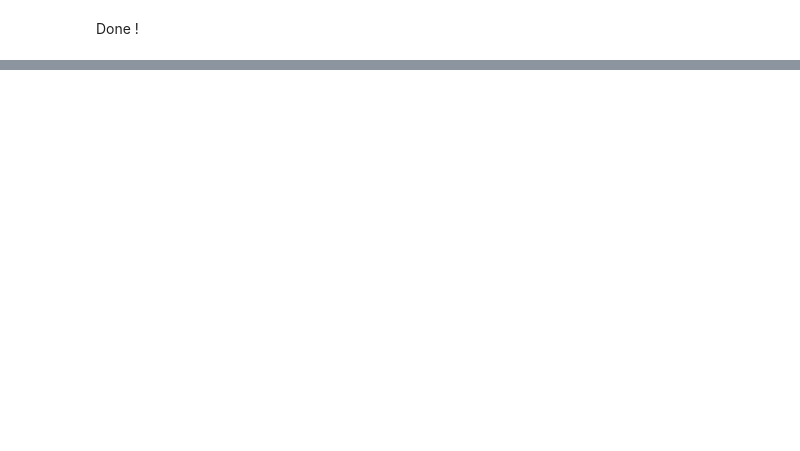
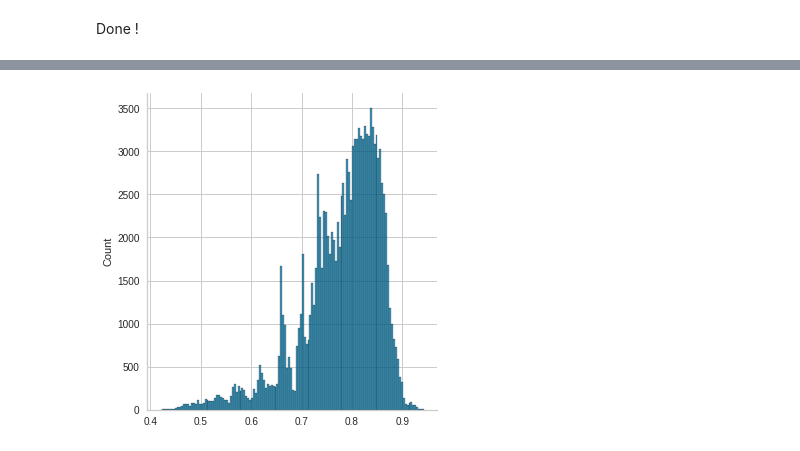
Before and after one commit to YTW0415/Kaggle_Basketball, a Jupyter notebook: Kaggle_basket_20230301.ipynb, the cells around one changed output, grey strips where cells are left out. Cells and saved outputs as stored; diff of their text form; code cells hidden in the pictures; blank space fills up the shorter version.

```diff
--- a/Kaggle_basket_20230301.ipynb
+++ b/Kaggle_basket_20230301.ipynb
@@ -607,0 +974,3 @@ final_sub
+# %%
+blended_custom = blend_models(estimator_list = custom_model, fold = 5, optimize = 'logloss')
+pred_holdout_custom = predict_model(blended_custom)
@@ -607,0 +1006,3 @@ final_sub
+# %%
+#Accurary, AUC, Logloss 셋다 상위 4개인 모델
+final_model_custom = finalize_model(blended_custom)
@@ -607,0 +1027,6 @@ final_sub
+# %%
+#Accurary, AUC, Logloss 셋다 상위 4개인 모델 사용
+prep_pipe = get_config("prep_pipe")
+prep_pipe.steps.append(['trained_model', final_model_custom])
+prections = prep_pipe.predict_proba(df_test)
+prections
@@ -607,0 +1058,7 @@ final_sub
+# %%
+i, j = [], []
+for row in prections:
+  i.append(row[0])
+  j.append(row[1])
+
+len(i), len(j)
@@ -607,0 +1083,8 @@ final_sub
+# %%
+df_test_after_AutoML = df_test.copy()
+
+df_test['pred'] = i
+
+_ = sns.displot(i)
+# %% [output]
+[figure, added]
```
Also changed, not shown: parts of 38 cells of this notebook.
